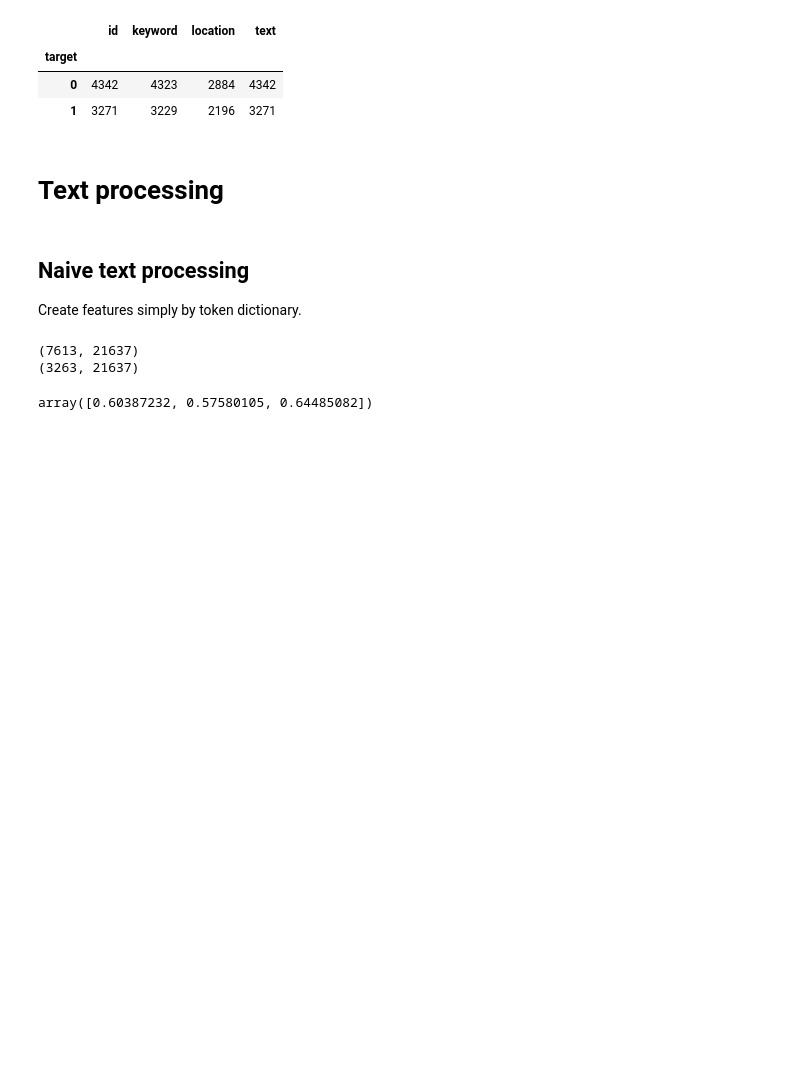
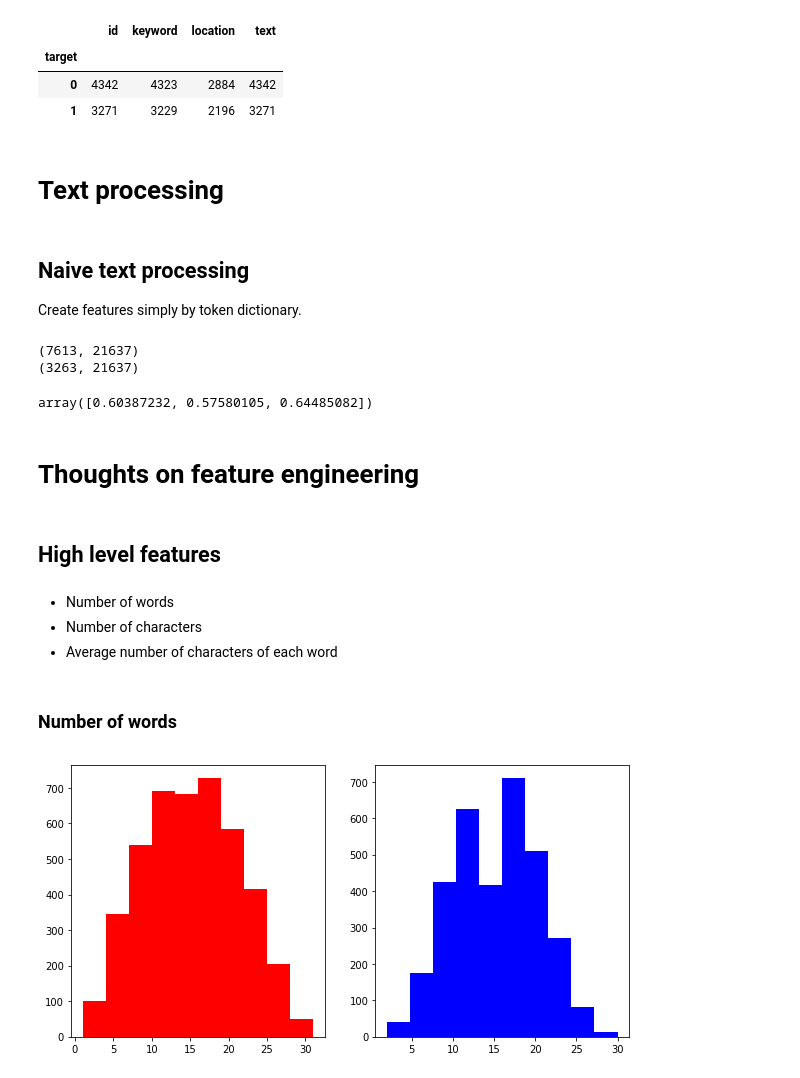
Before and after one commit to crazywooooorm/NLP_for_Disaster_Tweets, a Jupyter notebook: Code/notebook/Tweets_EDA.ipynb, the cells around one changed output. Saved outputs shown, nothing was run; the diff lists cells and outputs as text; code cells hidden in the pictures; blank space fills up the shorter version.

```diff
--- a/Code/notebook/Tweets_EDA.ipynb
+++ b/Code/notebook/Tweets_EDA.ipynb
@@ -64,3 +66,20 @@ array([0.60387232, 0.57580105, 0.64485082])
 # %%
 ridge.fit(train_vec, train_df["target"])
 pred_val = ridge.predict(test_vec)
+# %% [markdown]
+# Thoughts on feature engineering
+# %% [markdown]
+## High level features
+# %% [markdown]
+* Number of words
+* Number of characters
+* Average number of characters of each word
+# %% [markdown]
+### Number of words
+# %%
+fig, (ax1, ax2) = plt.subplots(1, 2, figsize=(10, 5))
+ax1.hist(train_df[train_df['target']==0]['text'].str.split().map(lambda x: len(x)), color = 'red')
+ax2.hist(train_df[train_df['target']==1]['text'].str.split().map(lambda x: len(x)), color = 'blue')
+plt.show()
+# %% [output]
+[figure, added]
```
Also changed, not shown: parts of 12 cells of this notebook.
